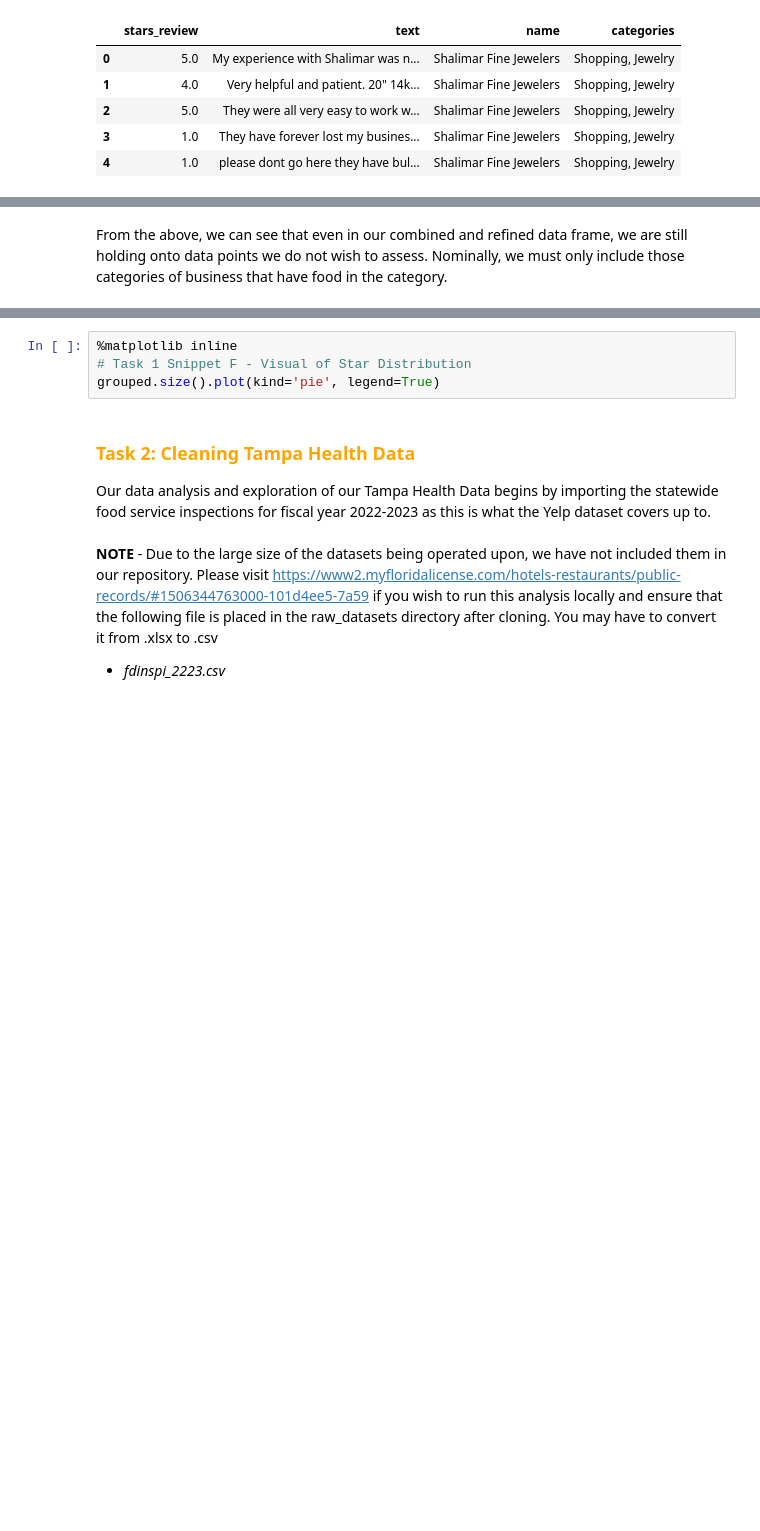
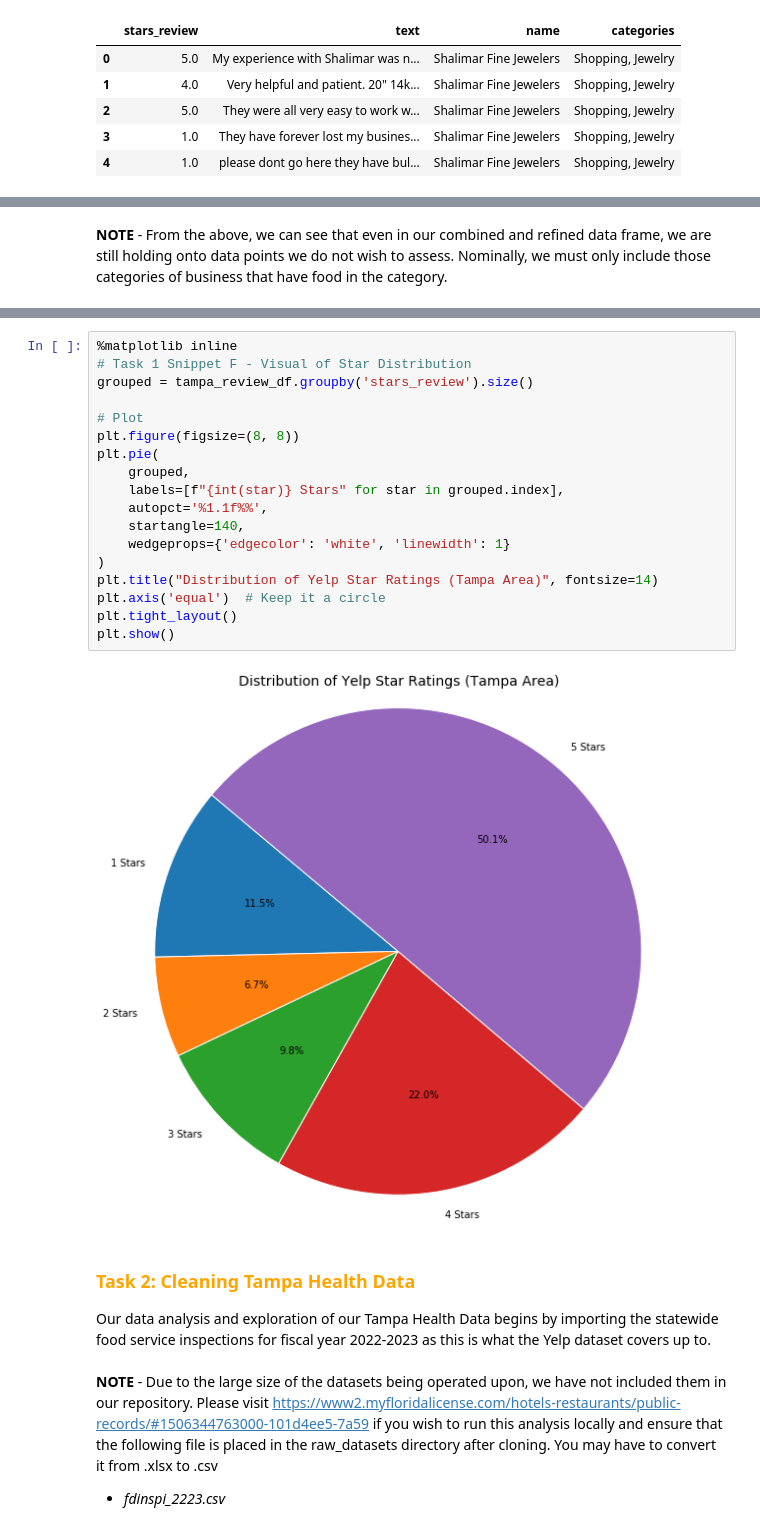
Before and after one commit to krmiller678/CAP4770_Final_Project_Group9, a Jupyter notebook: FinalProject.ipynb, the cells around one changed output, grey strips where cells are left out. Cells and saved outputs as stored; diff of their text form; blank space fills up the shorter version.

Commit message:
Finished data cleaning section, added visuals, came up with 4 classifier classes

```diff
--- a/FinalProject.ipynb
+++ b/FinalProject.ipynb
@@ -107,5 +100,5 @@ Index(['business_id', 'cool', 'date', 'funny', 'review_id', 'stars_review',
 # %% [markdown]
-From the above, we can see that even in our combined and refined data frame, we are still holding onto data points we do not wish to assess. Nominally, we must only include those categories of business that have food in the category.
+**NOTE** - From the above, we can see that even in our combined and refined data frame, we are still holding onto data points we do not wish to assess. Nominally, we must only include those categories of business that have food in the category.
 # %%
 # Task 1 Snippet E - Generating final tampa_review_df
 tampa_review_df = ( combined_df_refined[combined_df_refined['categories'].str.contains('Food', na=False)] \
@@ -118,10 +111,26 @@ tampa_review_df.head()
 | 282 | cg4JFJcCxRTTMmcg9O9KtA | 5.0 | Amazing dinner. What a unique men... | 718 S Howard Ave | Ava |
 | 283 | cg4JFJcCxRTTMmcg9O9KtA | 1.0 | We went for lunch on Saturday. Th... | 718 S Howard Ave | Ava |
 | 284 | cg4JFJcCxRTTMmcg9O9KtA | 2.0 | I order the bone in ribeye fit ma... | 718 S Howard Ave | Ava |
-# %%
-%matplotlib inline
-# Task 1 Snippet F - Visual of Star Distribution
-grouped.size().plot(kind='pie', legend=True)
+# %%
+%matplotlib inline
+# Task 1 Snippet F - Visual of Star Distribution
+grouped = tampa_review_df.groupby('stars_review').size()
+
+# Plot
+plt.figure(figsize=(8, 8))
+plt.pie(
+    grouped,
+    labels=[f"{int(star)} Stars" for star in grouped.index],
+    autopct='%1.1f%%',
+    startangle=140,
+    wedgeprops={'edgecolor': 'white', 'linewidth': 1}
+)
+plt.title("Distribution of Yelp Star Ratings (Tampa Area)", fontsize=14)
+plt.axis('equal')  # Keep it a circle
+plt.tight_layout()
+plt.show()
+# %% [output]
+[figure, added]
 # %% [markdown]
 <h3 style="color: orange;">Task 2: Cleaning Tampa Health Data</h3>
 
```
Also changed, not shown: parts of 3 cells of this notebook.
